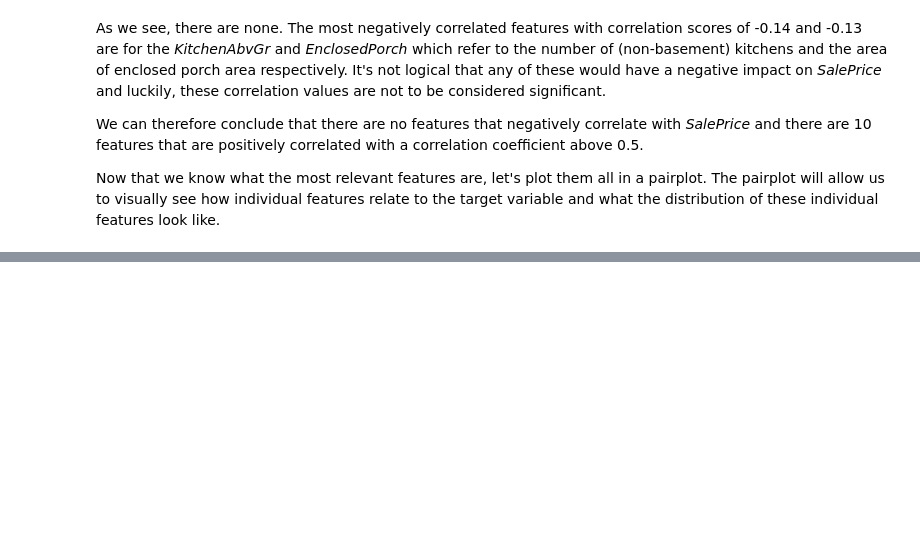
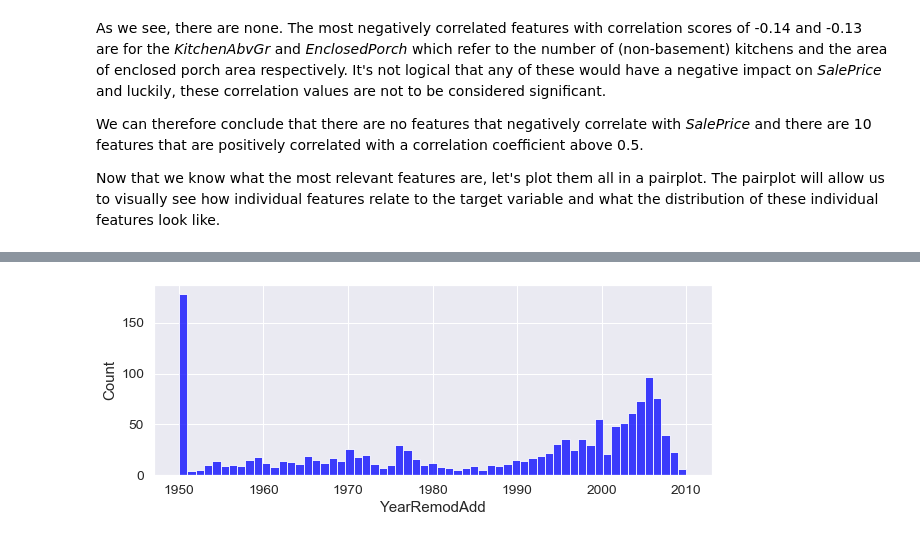
Before and after one commit to leweex95/Housing-Prices-Prediction, a Jupyter notebook: Housing-Prices-Prediction.ipynb, the cells around one changed output, grey strips where cells are left out. Cells and saved outputs as stored; diff of their text form; code cells hidden in the pictures; blank space fills up the shorter version.

```diff
--- a/Housing-Prices-Prediction.ipynb
+++ b/Housing-Prices-Prediction.ipynb
@@ -296,0 +294,5 @@ ValueError: If using all scalar values, you must pass an index
+# %%
+fig = plt.figure(figsize=(10,3.5))
+sns.histplot(X_train['YearRemodAdd'], bins=61, color='blue');
+# %% [output]
+[figure, added]
```
Also changed, not shown: parts of 8 cells of this notebook.
